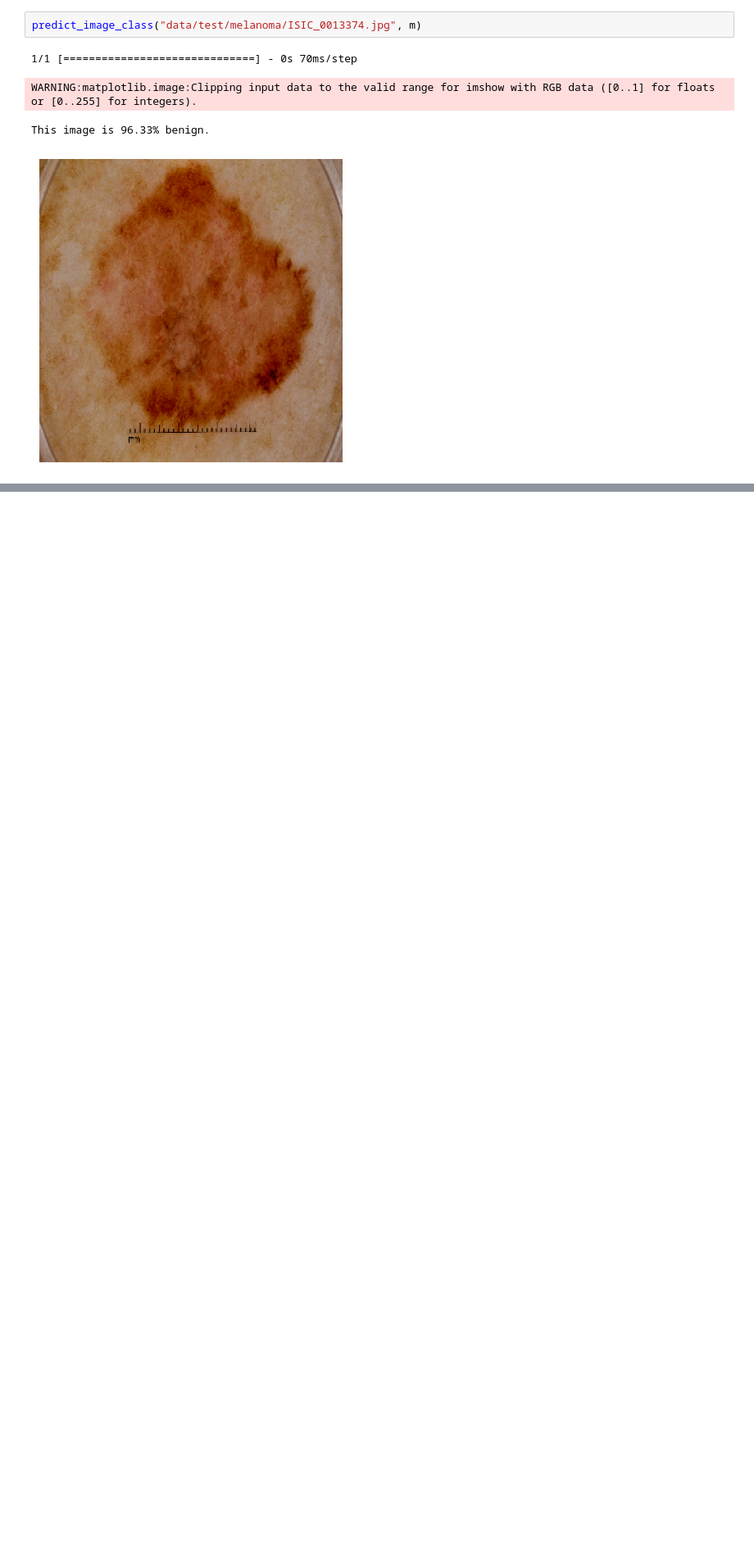
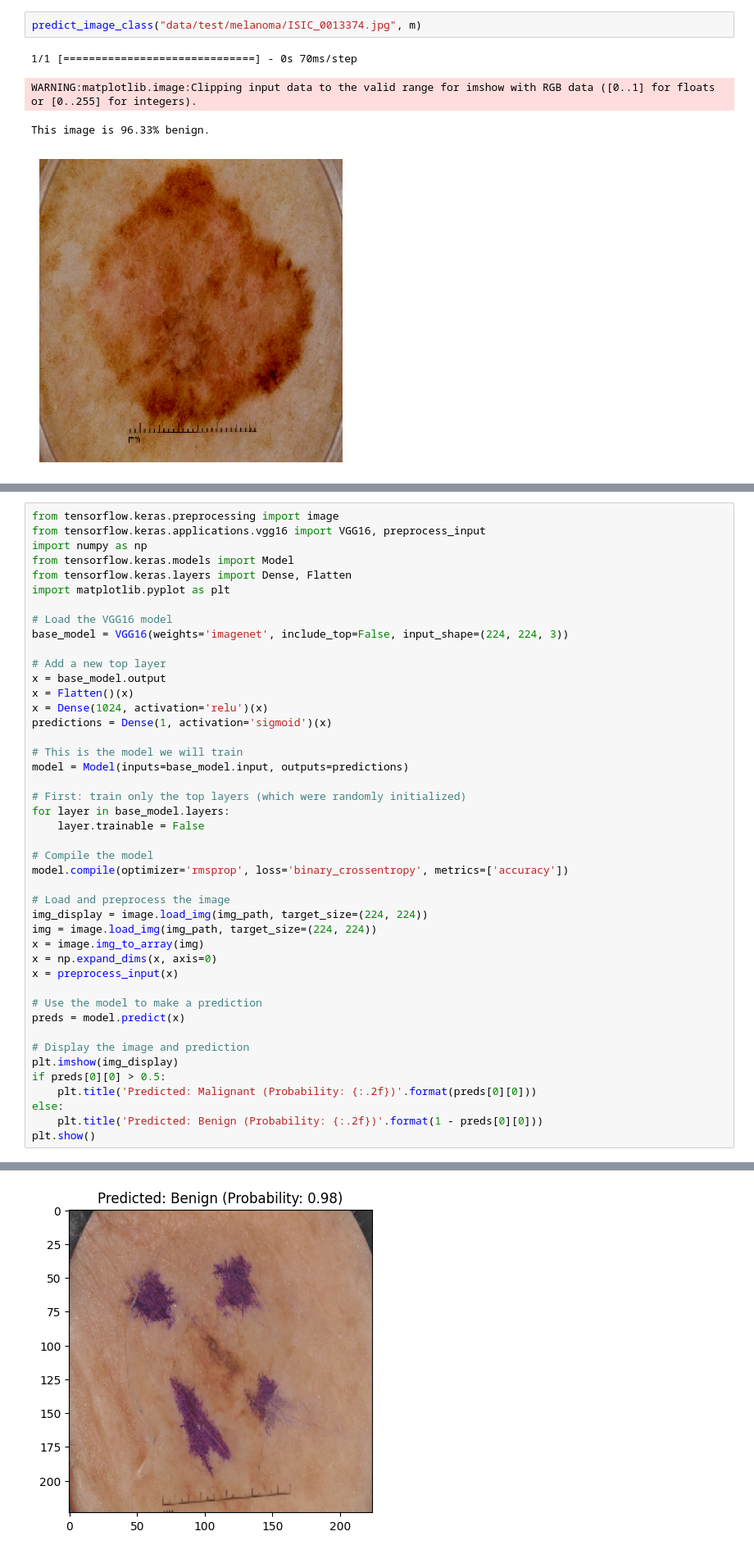
Before and after one commit to Parrot90/CancerPrediction, a Jupyter notebook: SkinCancerDetectionFinal.ipynb, the cells around one changed output, grey strips where cells are left out. Shown at 82% size. Cells and saved outputs as stored; diff of their text form; blank space fills up the shorter version.

```diff
--- a/SkinCancerDetectionFinal.ipynb
+++ b/SkinCancerDetectionFinal.ipynb
@@ -413,0 +681,45 @@ This image is 96.33% benign.
+# %%
+from tensorflow.keras.preprocessing import image
+from tensorflow.keras.applications.vgg16 import VGG16, preprocess_input
+import numpy as np
+from tensorflow.keras.models import Model
+from tensorflow.keras.layers import Dense, Flatten
+import matplotlib.pyplot as plt
+
+# Load the VGG16 model
+base_model = VGG16(weights='imagenet', include_top=False, input_shape=(224, 224, 3))
+
+# Add a new top layer
+x = base_model.output
+x = Flatten()(x)
+x = Dense(1024, activation='relu')(x)
+predictions = Dense(1, activation='sigmoid')(x)
+
+# This is the model we will train
+model = Model(inputs=base_model.input, outputs=predictions)
+
+# First: train only the top layers (which were randomly initialized)
+for layer in base_model.layers:
+    layer.trainable = False
+
+# Compile the model
+model.compile(optimizer='rmsprop', loss='binary_crossentropy', metrics=['accuracy'])
+
+# Load and preprocess the image
+img_display = image.load_img(img_path, target_size=(224, 224))
+img = image.load_img(img_path, target_size=(224, 224))
+x = image.img_to_array(img)
+x = np.expand_dims(x, axis=0)
+x = preprocess_input(x)
+
+# Use the model to make a prediction
+preds = model.predict(x)
+
+# Display the image and prediction
+plt.imshow(img_display)
+if preds[0][0] > 0.5:
+    plt.title('Predicted: Malignant (Probability: {:.2f})'.format(preds[0][0]))
+else:
+    plt.title('Predicted: Benign (Probability: {:.2f})'.format(1 - preds[0][0]))
+plt.show()
+# %% [output]
@@ -413,0 +728 @@ This image is 96.33% benign.
+[figure, added]
```
Also changed, not shown: parts of 24 cells of this notebook.
